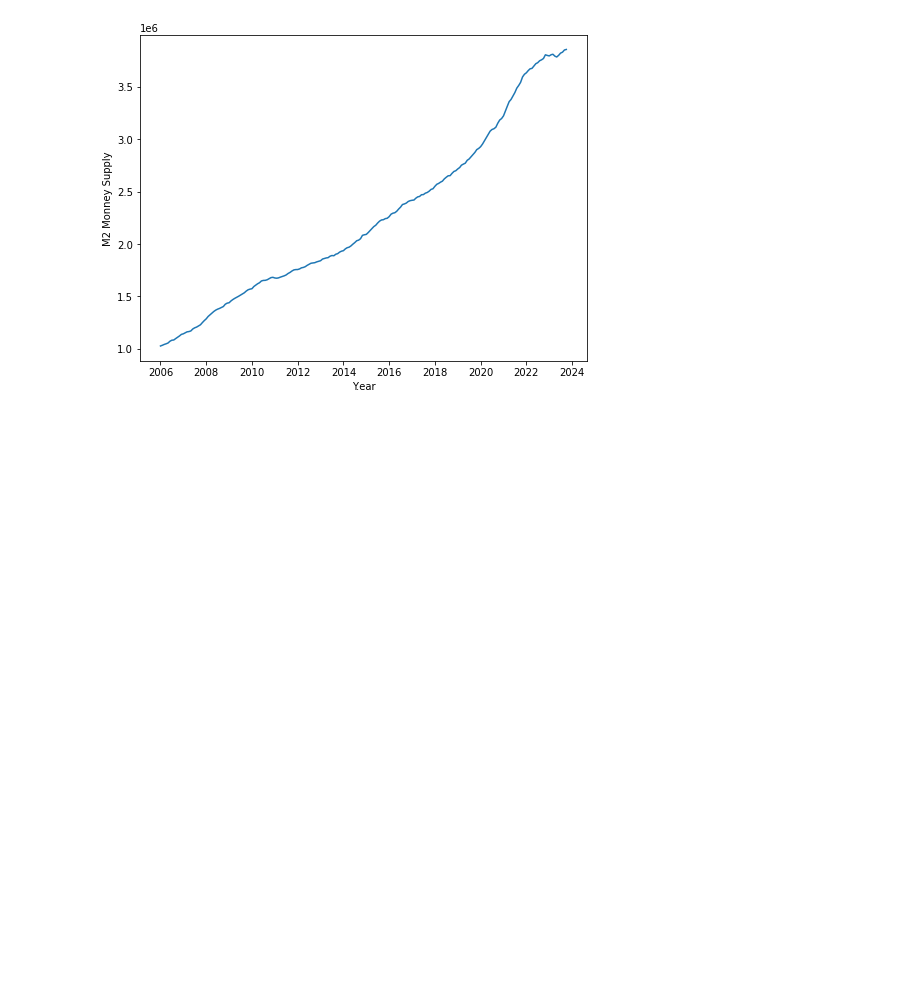
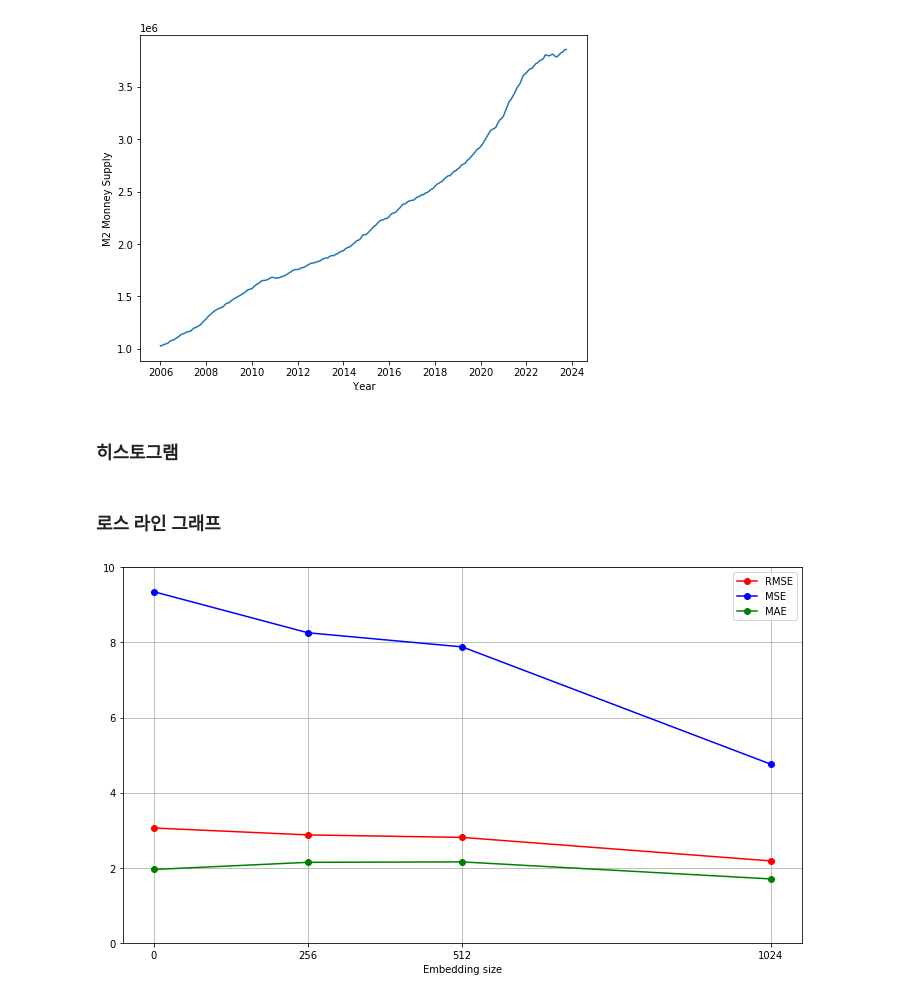
Before and after one commit to hakhyun0615/SCI_Journal, a Jupyter notebook: 코드/Analysis/analysis.ipynb, the cells around one changed output. Cells and saved outputs as stored; diff of their text form; code cells hidden in the pictures; blank space fills up the shorter version.

```diff
--- a/코드/Analysis/analysis.ipynb
+++ b/코드/Analysis/analysis.ipynb
@@ -74,3 +74,5 @@ plt.ylabel('M2 Monney Supply')
 plt.savefig('../../데이터/Figure/fig_3.jpg')
 # %% [output]
 [figure]
+# %% [markdown]
+### 히스토그램
@@ -76,0 +122,21 @@ plt.savefig('../../데이터/Figure/fig_3.jpg')
+# %% [markdown]
+### 로스 라인 그래프
+# %%
+embedding_sizes = [0, 256, 512, 1024]
+embedding_rmse_values = [3.0584, 2.8738, 2.8076, 2.1814]
+embedding_mse_values = [9.3541, 8.2586, 7.8828, 4.7584]
+embedding_mae_values = [1.9533, 2.1438, 2.1551, 1.7017]
+
+fig, ax = plt.subplots(figsize=(10, 6))
+ax.plot(embedding_sizes, embedding_rmse_values, 'ro-', label='RMSE')
+ax.plot(embedding_sizes, embedding_mse_values, 'bo-', label='MSE')
+ax.plot(embedding_sizes, embedding_mae_values, 'go-', label='MAE')
+ax.set_xlabel('Embedding size')
+ax.legend()
+ax.grid(True)
+ax.set_xticks(embedding_sizes)
+ax.set_ylim(0, 10)
+fig.tight_layout()
+fig.savefig('../../데이터/Figure/fig_4.jpg')
+# %% [output]
+[figure, added]
```
Also changed, not shown: parts of 3 cells of this notebook, 5 other files.
